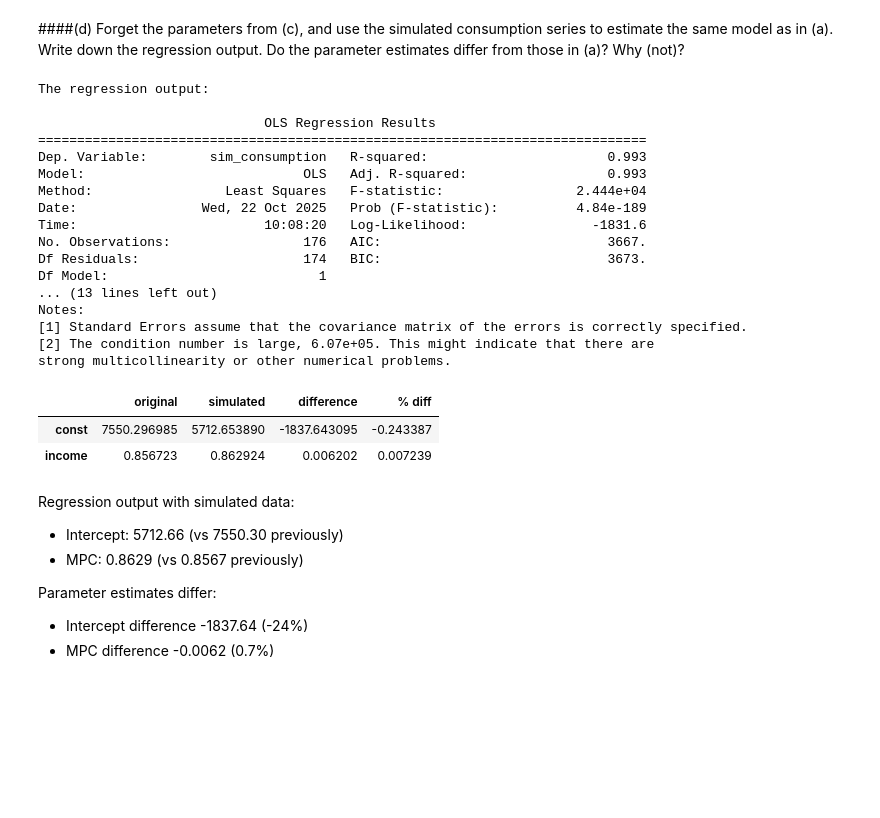
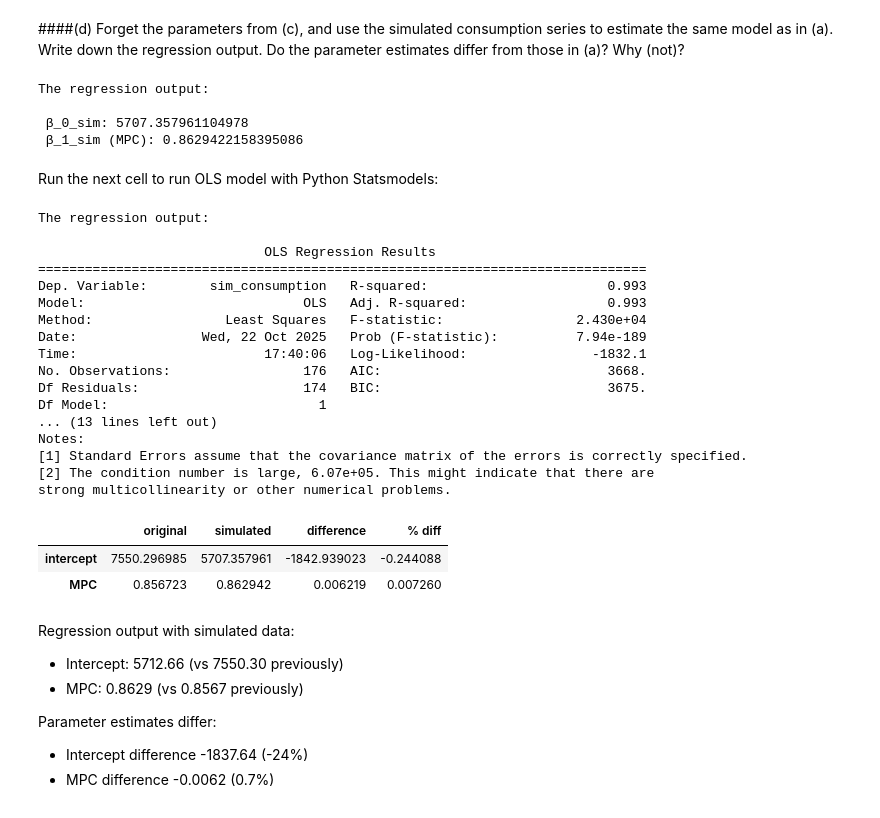
Before and after one commit to winterForestStump/econometrics, a Jupyter notebook: assignment_1/a1_pr_7.ipynb, the cells around one changed output. Saved outputs shown, nothing was run; the diff lists cells and outputs as text; code cells hidden in the pictures; blank space fills up the shorter version.

```diff
--- a/assignment_1/a1_pr_7.ipynb
+++ b/assignment_1/a1_pr_7.ipynb
@@ -34,13 +56,17 @@ where ${β_1}$ - marginal propensity to consume (MPC)
 # %%
+# @title
+# Check the computation with statsmodels library
+
+import statsmodels.api as sm
 # Filter data from 1953 onwards
-df_1953 = data.loc[data['year'] > 1952].copy()
+df_1953_ = data.loc[data['year'] > 1952].copy()
 
 # Define X and y
-X = df_1953[['income']]
-y = df_1953['consumption']
+X_ = df_1953[['income']]
+y_ = df_1953['consumption']
 
 # Fit and summarize OLS model
-model = sm.OLS(y, sm.add_constant(X)).fit() # sm.add_constant() returns the original values with a constant (column of ones) as the first column with the name 'const'
+model = sm.OLS(y_, sm.add_constant(X_)).fit() # sm.add_constant() returns the original values with a constant (column of ones) as the first column with the name 'const'
 print(f'The regression output:\n\n {model.summary()}')
 # %% [output]
 The regression output:
@@ -83,9 +109,9 @@ The variance of the residuals is increasing significantly over time, espessially
 # %% [markdown]
 ####(c) Using the data on disposable income, simulate consumption over time. The model should take the same form as in (a). For the parameters, take the estimates from (a). For the error ε, assume that ε ∼ N (0, σˆ2), where σˆ2 is the estimated error variance from (a). Write down the model assumed for simulation. How do you ensure that your simulation is reproducible?
 # %%
-beta_0_hat = model.params['const']
-beta_1_hat = model.params['income']
-sigma_hat = np.sqrt(np.sum(model.resid**2) / (len(df_1953) - model.df_model - 1))
+beta_0_hat = beta_hat[0]
+beta_1_hat = beta_hat[1]
+sigma_hat = np.sqrt(np.sum(df_1953['residuals']**2) / (len(df_1953) - X.shape[1] - 1))
 
 print(f'β_0 (intercept): {beta_0_hat}')
 print(f'β_1 (MCP): {beta_1_hat}')
@@ -105,15 +131,41 @@ new_errors = np.random.normal(0, sigma_hat, len(df_1953))
 sim_consumption = beta_0_hat + beta_1_hat * df_1953['income'] + new_errors
 # %% [markdown]
 ####(d) Forget the parameters from (c), and use the simulated consumption series to estimate the same model as in (a). Write down the regression output. Do the parameter estimates differ from those in (a)? Why (not)?
+# %%
+df_1953_sim = df_1953.copy()
+
+# Run simulation
+df_1953_sim['sim_consumption'] = round(sim_consumption,1)
+
+# Define X and y
+X_sim = pd.DataFrame(columns=['const','income'])
+X_sim['income'] = df_1953_sim[['income']]
+X_sim['const'] = 1
+
+y_sim = df_1953_sim['sim_consumption']
+
+# OLS estimator formula: β_hat = (X'X)^(-1)X'y
+beta_hat_sim = (np.linalg.inv(X_sim.T @ X_sim)) @ (X_sim.T @ y_sim)
+df_1953_sim['residuals'] = df_1953_sim['sim_consumption'] - (beta_hat_sim[0] + beta_hat_sim[1] * df_1953_sim['income'])
+
+print(f'The regression output:\n\n β_0_sim: {beta_hat_sim[0]}\n β_1_sim (MPC): {beta_hat_sim[1]}')
+# %% [output]
+The regression output:
+
+ β_0_sim: 5707.357961104978
+ β_1_sim (MPC): 0.8629422158395086
+# %% [markdown]
+Run the next cell to run OLS model with Python Statsmodels:
 # %%
-df_1953_sim = df_1953.copy()
-df_1953_sim['sim_consumption'] = round(sim_consumption,1)
+# @title
+df_1953_sim_ = df_1953.copy()
+df_1953_sim_['sim_consumption'] = round(sim_consumption,1)
 
-X_sim = df_1953_sim[['income']]
-y_sim = df_1953_sim['sim_consumption']
+X_sim_ = df_1953_sim_[['income']]
+y_sim_ = df_1953_sim_['sim_consumption']
 
 # Fit and summarize OLS model
-model_sim = sm.OLS(y_sim, sm.add_constant(X_sim)).fit() # sm.add_constant() returns the original values with a constant (column of ones) as the first column with the name 'const'
+model_sim = sm.OLS(y_sim_, sm.add_constant(X_sim_)).fit() # sm.add_constant() returns the original values with a constant (column of ones) as the first column with the name 'const'
 print(f'The regression output:\n\n {model_sim.summary()}')
 # %% [output]
 The regression output:
@@ -122,11 +174,11 @@ The regression output:
 ==============================================================================
 Dep. Variable:        sim_consumption   R-squared:                       0.993
 Model:                            OLS   Adj. R-squared:                  0.993
-Method:                 Least Squares   F-statistic:                 2.444e+04
-Date:                Wed, 22 Oct 2025   Prob (F-statistic):          4.84e-189
-Time:                        10:08:20   Log-Likelihood:                -1831.6
-No. Observations:                 176   AIC:                             3667.
-Df Residuals:                     174   BIC:                             3673.
+Method:                 Least Squares   F-statistic:                 2.430e+04
+Date:                Wed, 22 Oct 2025   Prob (F-statistic):          7.94e-189
+Time:                        17:40:06   Log-Likelihood:                -1832.1
+No. Observations:                 176   AIC:                             3668.
+Df Residuals:                     174   BIC:                             3675.
 Df Model:                           1
 ... (13 lines left out)
 Notes:
@@ -136,15 +188,16 @@ strong multicollinearity or other numerical problems.
 # %%
 # Compare parameter estimates
 results = pd.DataFrame()
-results['original'] = model.params
-results['simulated'] = model_sim.params
-results['difference'] = model_sim.params - model.params
+results['original'] = [beta_hat[0], beta_hat[1]]
+results['simulated'] = [beta_hat_sim[0],beta_hat_sim[1]]
+results['difference'] = results['simulated'] - results['original']
 results['% diff'] = results['difference'] / results['original']
+results.rename(index={0:'intercept', 1:'MPC'}, inplace=True)
 results
 # %% [output]
 |  | original | simulated | difference | % diff |
-| const | 7550.296985 | 5712.653890 | -1837.643095 | -0.243387 |
-| income | 0.856723 | 0.862924 | 0.006202 | 0.007239 |
+| intercept | 7550.296985 | 5707.357961 | -1842.939023 | -0.244088 |
+| MPC | 0.856723 | 0.862942 | 0.006219 | 0.007260 |
 # %% [markdown]
 Regression output with simulated data:
 
```
Also changed, not shown: parts of 8 cells of this notebook.
